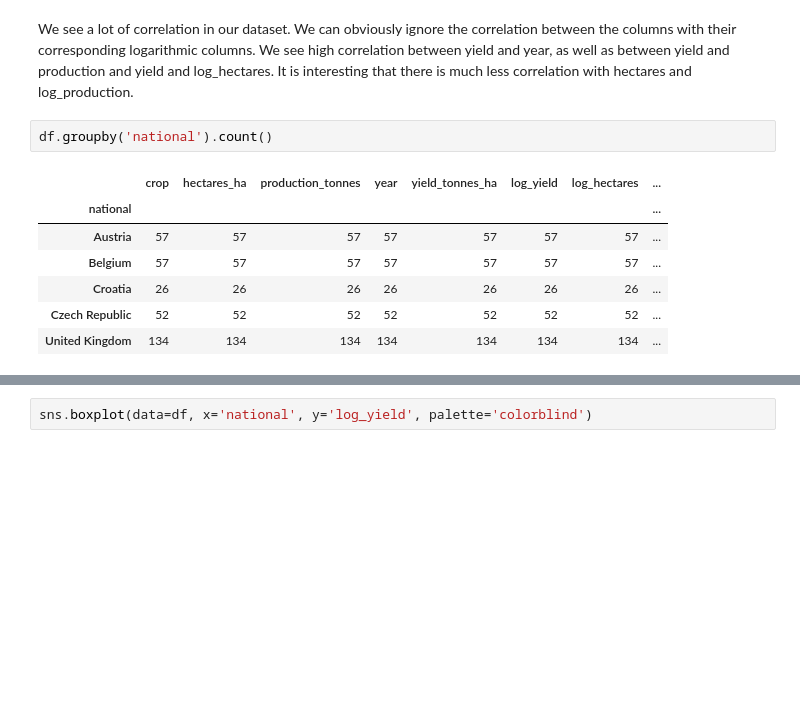
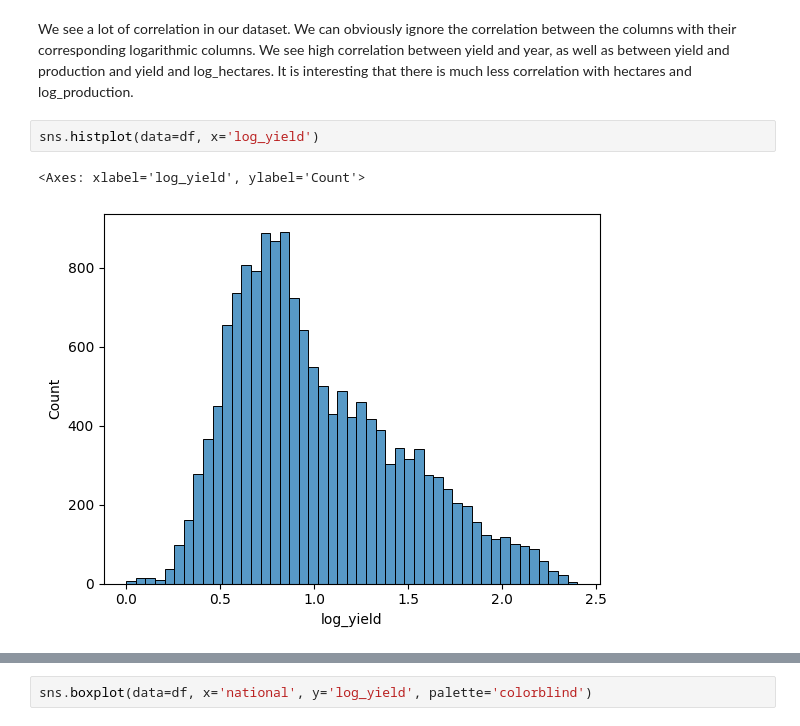
Before and after one commit to HannahCimene/TrioData_Masters, a Jupyter notebook: Files/crops/crops_eda.ipynb, the cells around one changed output, grey strips where cells are left out. Drawn from its saved outputs; the diff is of its cells as text; blank space fills up the shorter version.

```diff
--- a/Files/crops/crops_eda.ipynb
+++ b/Files/crops/crops_eda.ipynb
@@ -196,13 +196,8 @@ log_production      -0.096204
 Name: log_yield, dtype: float64
 # %% [markdown]
 We see a lot of correlation in our dataset. We can obviously ignore the correlation between the columns with their corresponding logarithmic columns. We see high correlation between yield and year, as well as between yield and production and yield and log_hectares. It is interesting that there is much less correlation with hectares and log_production.
-# %%
-df.groupby('national').count()
-# %% [output]
-|  | crop | hectares_ha | production_tonnes | year | yield_tonnes_ha | log_yield | log_hectares | ... |
-| national |  |  |  |  |  |  |  | ... |
-| Austria | 57 | 57 | 57 | 57 | 57 | 57 | 57 | ... |
-| Belgium | 57 | 57 | 57 | 57 | 57 | 57 | 57 | ... |
-| Croatia | 26 | 26 | 26 | 26 | 26 | 26 | 26 | ... |
-| Czech Republic | 52 | 52 | 52 | 52 | 52 | 52 | 52 | ... |
-| United Kingdom | 134 | 134 | 134 | 134 | 134 | 134 | 134 | ... |
+# %%
+sns.histplot(data=df, x='log_yield')
+# %% [output]
+<Axes: xlabel='log_yield', ylabel='Count'>
+[figure, added]
```
Also changed, not shown: parts of 17 cells of this notebook, 1 other file.
